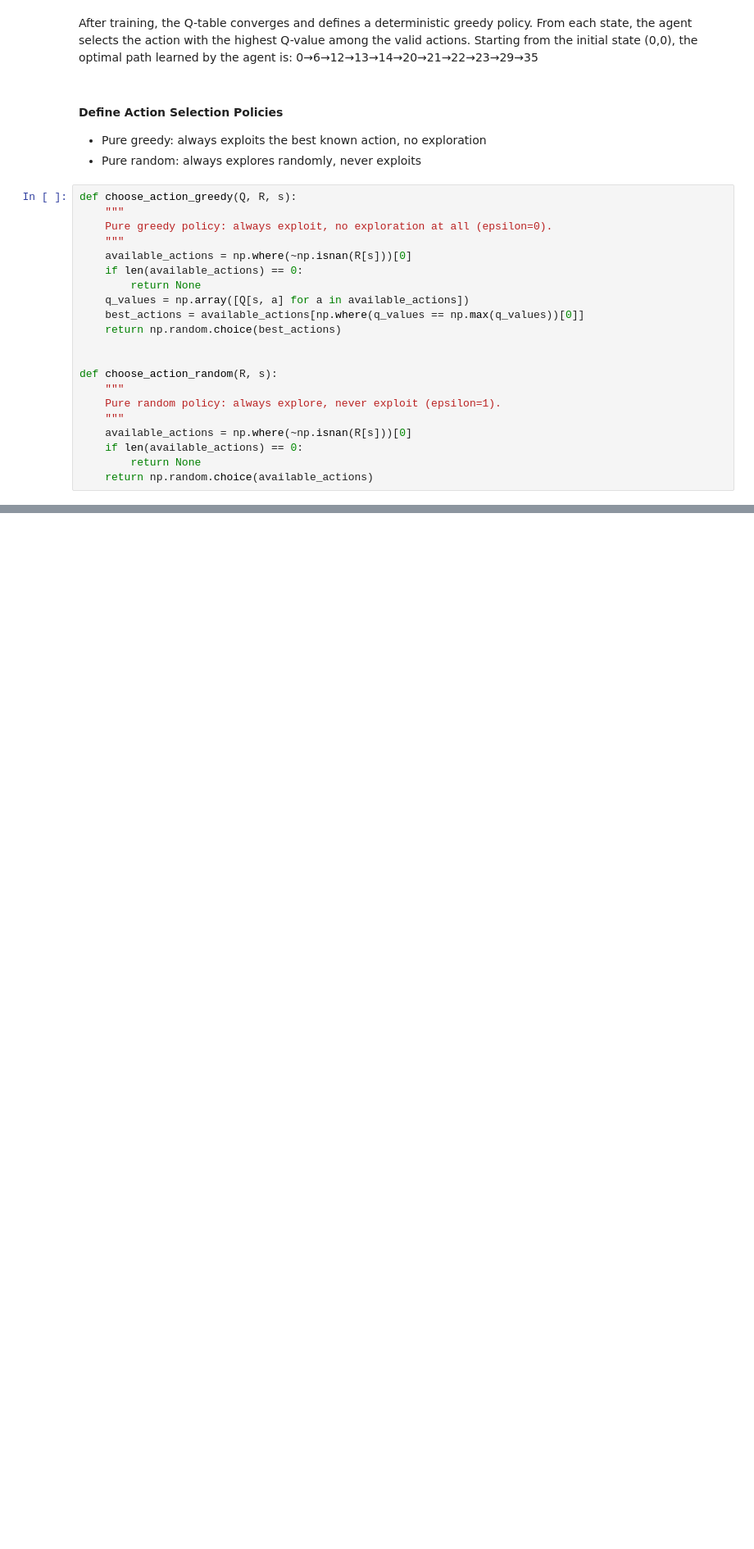
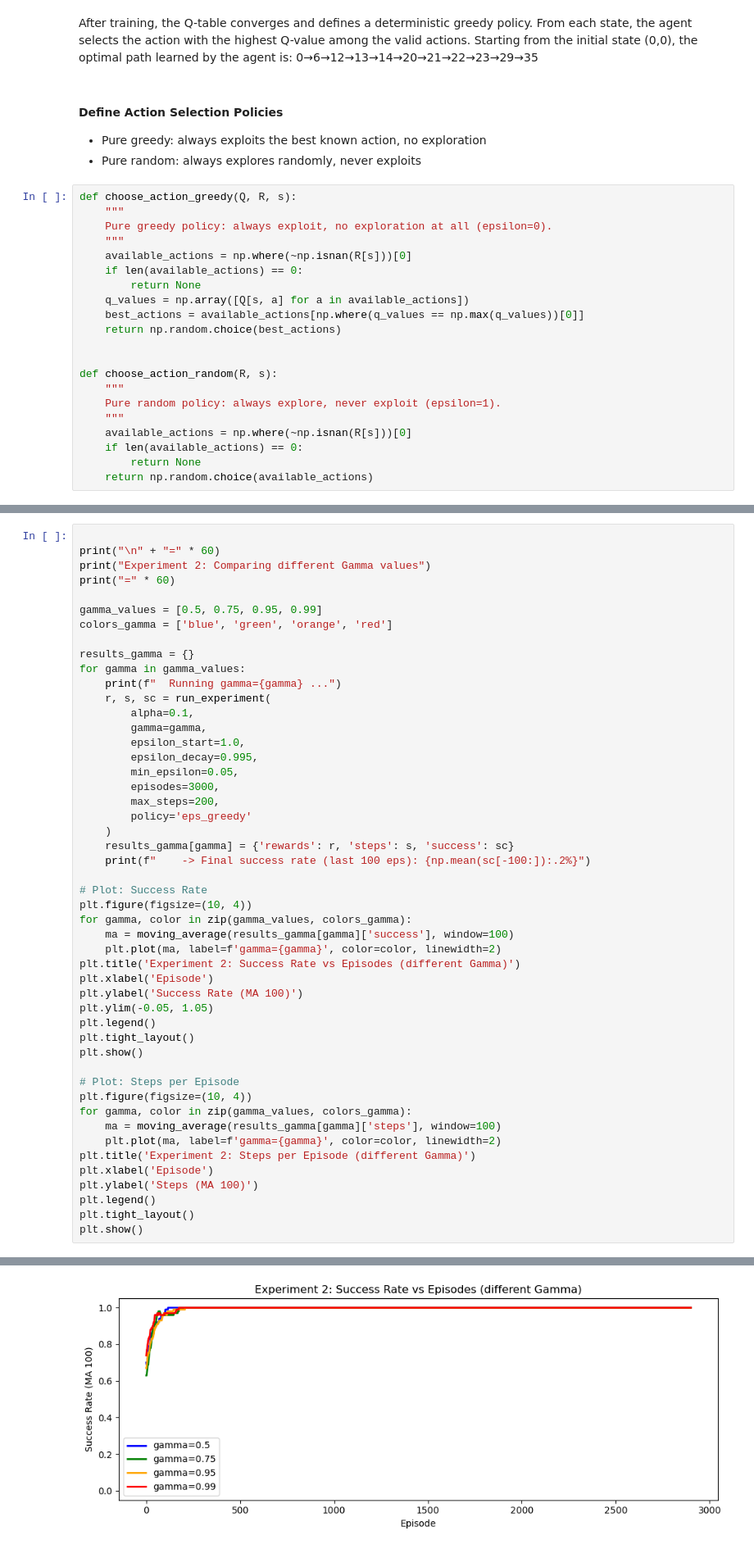
Before and after one commit to BoFu001/Deep-reinforcement-learning, a Jupyter notebook: INM707-FU.ipynb, the cells around one changed output, grey strips where cells are left out. Shown at 82% size. Cells and saved outputs as stored; diff of their text form; blank space fills up the shorter version.

```diff
--- a/INM707-FU.ipynb
+++ b/INM707-FU.ipynb
@@ -554,0 +714,50 @@ def choose_action_random(R, s):
+# %%
+
+print("\n" + "=" * 60)
+print("Experiment 2: Comparing different Gamma values")
+print("=" * 60)
+
+gamma_values = [0.5, 0.75, 0.95, 0.99]
+colors_gamma = ['blue', 'green', 'orange', 'red']
+
+results_gamma = {}
+for gamma in gamma_values:
+    print(f"  Running gamma={gamma} ...")
+    r, s, sc = run_experiment(
+        alpha=0.1,
+        gamma=gamma,
+        epsilon_start=1.0,
+        epsilon_decay=0.995,
+        min_epsilon=0.05,
+        episodes=3000,
+        max_steps=200,
+        policy='eps_greedy'
+    )
+    results_gamma[gamma] = {'rewards': r, 'steps': s, 'success': sc}
+    print(f"    -> Final success rate (last 100 eps): {np.mean(sc[-100:]):.2%}")
+
+# Plot: Success Rate
+plt.figure(figsize=(10, 4))
+for gamma, color in zip(gamma_values, colors_gamma):
+    ma = moving_average(results_gamma[gamma]['success'], window=100)
+    plt.plot(ma, label=f'gamma={gamma}', color=color, linewidth=2)
+plt.title('Experiment 2: Success Rate vs Episodes (different Gamma)')
+plt.xlabel('Episode')
+plt.ylabel('Success Rate (MA 100)')
+plt.ylim(-0.05, 1.05)
+plt.legend()
+plt.tight_layout()
+plt.show()
+
+# Plot: Steps per Episode
+plt.figure(figsize=(10, 4))
+for gamma, color in zip(gamma_values, colors_gamma):
+    ma = moving_average(results_gamma[gamma]['steps'], window=100)
+    plt.plot(ma, label=f'gamma={gamma}', color=color, linewidth=2)
+plt.title('Experiment 2: Steps per Episode (different Gamma)')
+plt.xlabel('Episode')
+plt.ylabel('Steps (MA 100)')
+plt.legend()
+plt.tight_layout()
+plt.show()
+# %% [output]
@@ -554,0 +775 @@ def choose_action_random(R, s):
+[figure, added]
```
Also changed, not shown: parts of 8 cells of this notebook, 7 other files.
